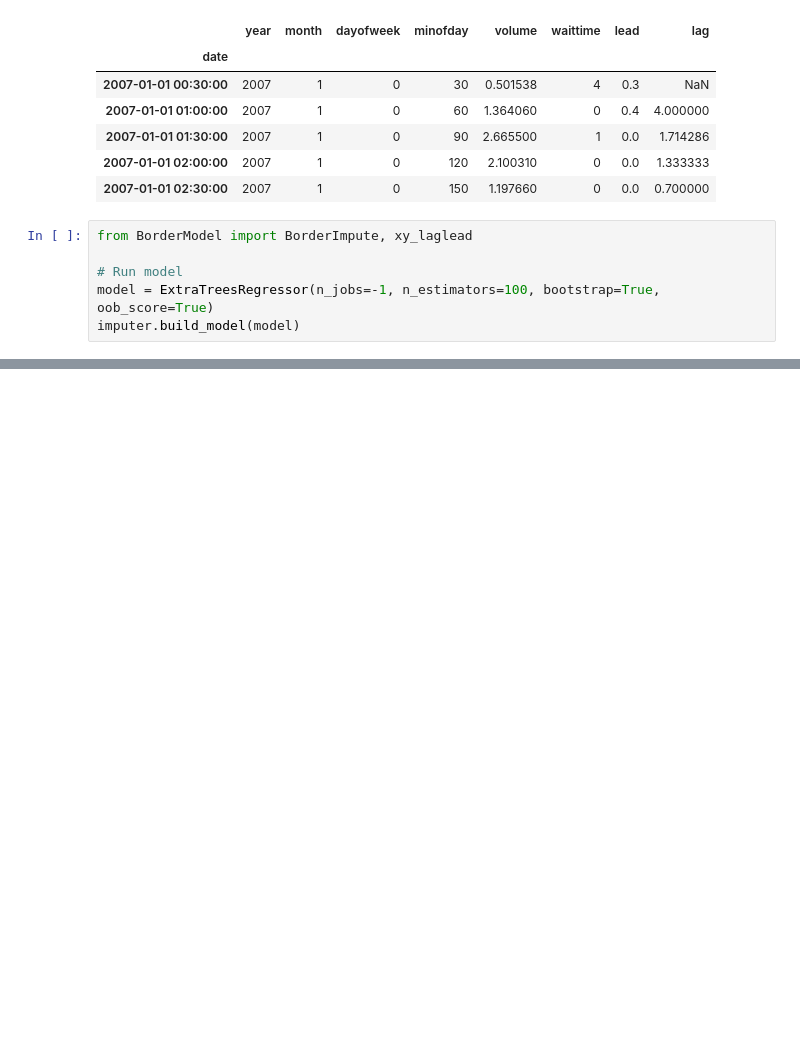
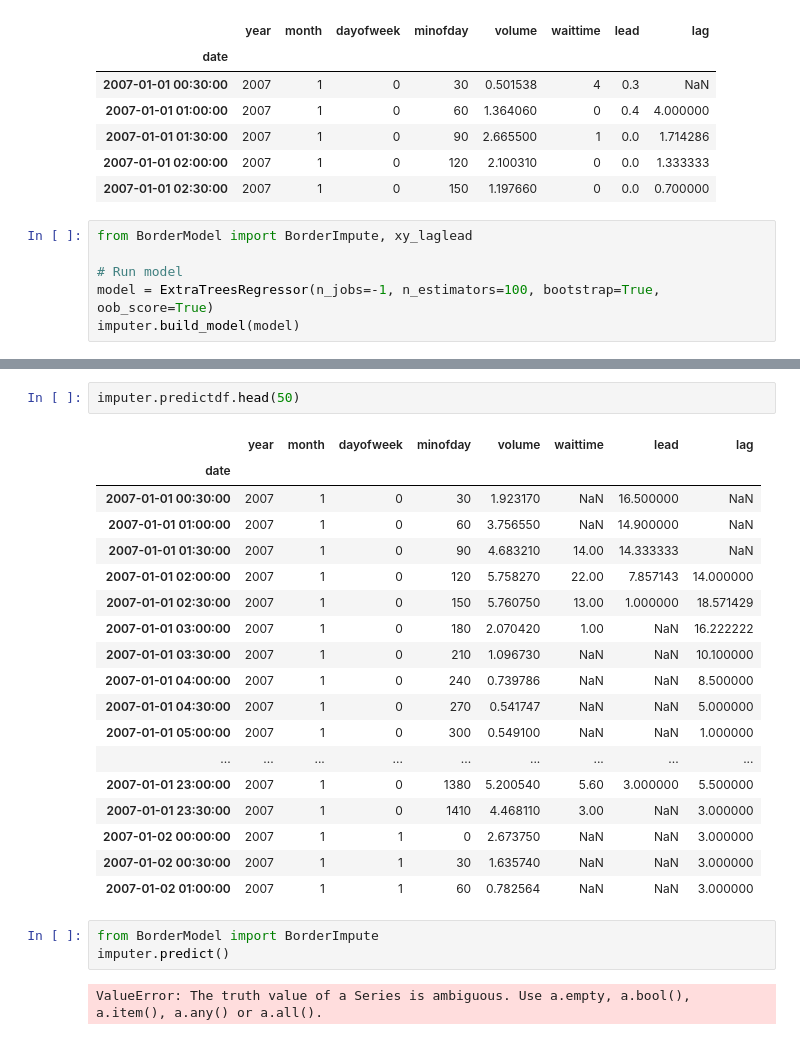
Before and after one commit to jngseattle/BorderCrossing, a Jupyter notebook: code/Impute_zeros-v0.2-neighborhood.ipynb, the cells around one changed output, grey strips where cells are left out. Saved outputs shown, nothing was run; the diff lists cells and outputs as text; blank space fills up the shorter version.

```diff
--- a/code/Impute_zeros-v0.2-neighborhood.ipynb
+++ b/code/Impute_zeros-v0.2-neighborhood.ipynb
@@ -71,0 +203,26 @@ Need to test against holdout set with waittimes artificially set to zero
+# %%
+imputer.predictdf.head(50)
+# %% [output]
+|  | year | month | dayofweek | minofday | volume | waittime | lead | lag |
+| date |  |  |  |  |  |  |  |  |
+| 2007-01-01 00:30:00 | 2007 | 1 | 0 | 30 | 1.923170 | NaN | 16.500000 | NaN |
+| 2007-01-01 01:00:00 | 2007 | 1 | 0 | 60 | 3.756550 | NaN | 14.900000 | NaN |
+| 2007-01-01 01:30:00 | 2007 | 1 | 0 | 90 | 4.683210 | 14.00 | 14.333333 | NaN |
+| 2007-01-01 02:00:00 | 2007 | 1 | 0 | 120 | 5.758270 | 22.00 | 7.857143 | 14.000000 |
+| 2007-01-01 02:30:00 | 2007 | 1 | 0 | 150 | 5.760750 | 13.00 | 1.000000 | 18.571429 |
+| 2007-01-01 03:00:00 | 2007 | 1 | 0 | 180 | 2.070420 | 1.00 | NaN | 16.222222 |
+| 2007-01-01 03:30:00 | 2007 | 1 | 0 | 210 | 1.096730 | NaN | NaN | 10.100000 |
+| 2007-01-01 04:00:00 | 2007 | 1 | 0 | 240 | 0.739786 | NaN | NaN | 8.500000 |
+| 2007-01-01 04:30:00 | 2007 | 1 | 0 | 270 | 0.541747 | NaN | NaN | 5.000000 |
+| 2007-01-01 05:00:00 | 2007 | 1 | 0 | 300 | 0.549100 | NaN | NaN | 1.000000 |
+| ... | ... | ... | ... | ... | ... | ... | ... | ... |
+| 2007-01-01 23:00:00 | 2007 | 1 | 0 | 1380 | 5.200540 | 5.60 | 3.000000 | 5.500000 |
+| 2007-01-01 23:30:00 | 2007 | 1 | 0 | 1410 | 4.468110 | 3.00 | NaN | 3.000000 |
+| 2007-01-02 00:00:00 | 2007 | 1 | 1 | 0 | 2.673750 | NaN | NaN | 3.000000 |
+| 2007-01-02 00:30:00 | 2007 | 1 | 1 | 30 | 1.635740 | NaN | NaN | 3.000000 |
+| 2007-01-02 01:00:00 | 2007 | 1 | 1 | 60 | 0.782564 | NaN | NaN | 3.000000 |
+# %%
+from BorderModel import BorderImpute
+imputer.predict()
+# %% [output]
+ValueError: The truth value of a Series is ambiguous. Use a.empty, a.bool(), a.item(), a.any() or a.all().
```
Also changed, not shown: parts of 16 cells of this notebook, 2 other files.
